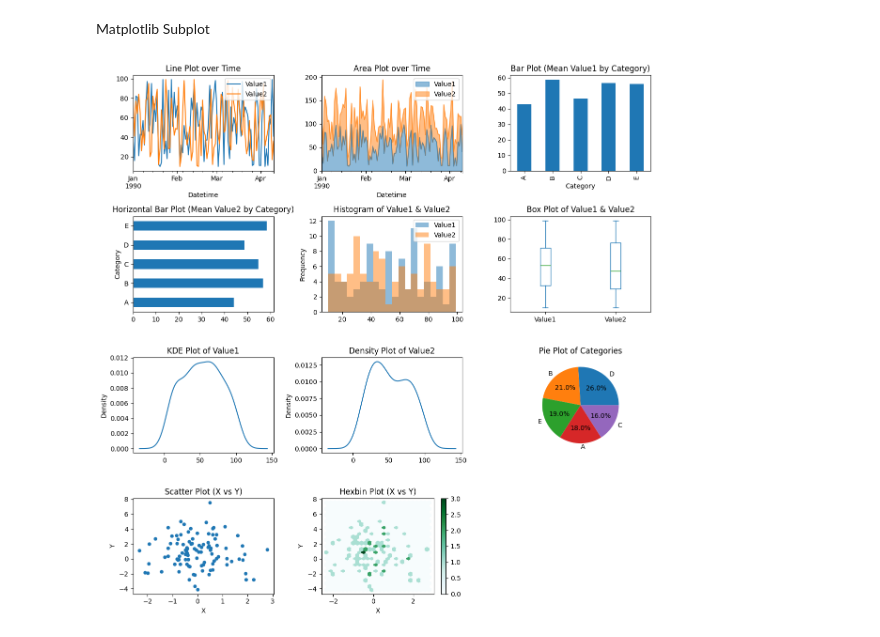
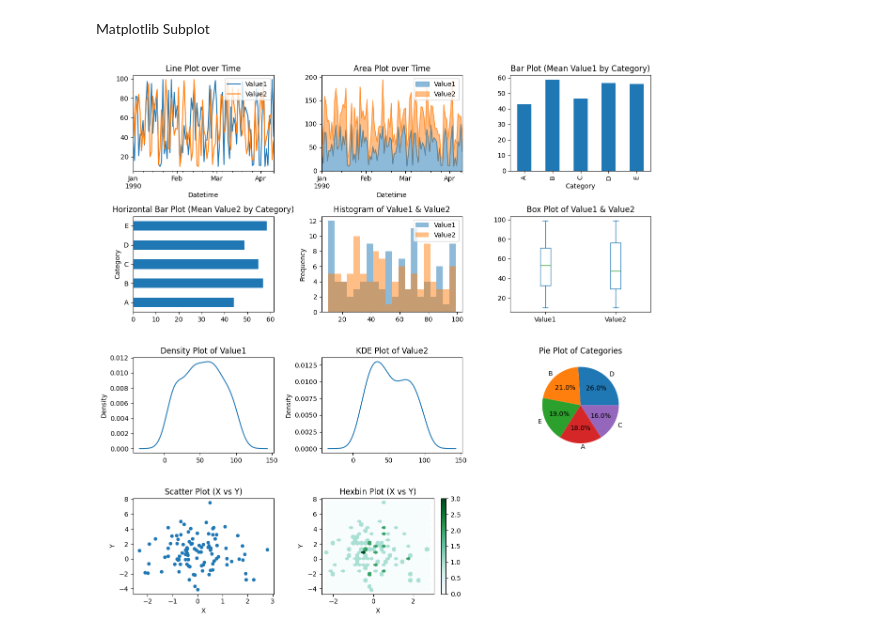
Before and after one commit to Cromana22/Google-Colab-Examples, a Jupyter notebook: Plotting.ipynb, the cells around one changed output. Cells and saved outputs as stored; diff of their text form; code cells hidden in the pictures.

```diff
--- a/Plotting.ipynb
+++ b/Plotting.ipynb
@@ -6,6 +6,7 @@ Create Data and Do Imports
 import pandas as pd
 import numpy as np
 import matplotlib.pyplot as plt
+import plotly as px
 
 # Reproducibility
 np.random.seed(42)
@@ -13,7 +14,7 @@ np.random.seed(42)
 # Example DataFrame (categorical + summary)
 df = pd.DataFrame({
     "Category": np.random.choice(["A", "B", "C", "D", "E"], 100),
-    "Datetime": pd.date_range(start="1990-01-01", periods=len(df), freq="D"),
+    "Datetime": pd.date_range(start="1990-01-01", periods=100, freq="D"),
     "Value1": np.random.randint(10, 100, 100),
     "Value2": np.random.randint(10, 100, 100),
     "X": np.random.randn(100),
@@ -84,27 +85,27 @@ Matplotlib Subplot
 # %%
 # Create 4x3 subplot grid
 fig, axes = plt.subplots(4, 3, figsize=(12, 12))  # figsize sets the size of the charts/graphs
 axes = axes.flatten()  # make 1D for easy indexing
 
 
 df.set_index("Datetime")[["Value1", "Value2"]].plot.line(title="Line Plot over Time", ax=axes[0])  # ax says which plot it is sequentially starting from 0
 df.set_index("Datetime")[["Value1", "Value2"]].plot.area(title="Area Plot over Time", alpha=0.5, ax=axes[1])
 df.groupby("Category")["Value1"].mean().plot.bar(title="Bar Plot (Mean Value1 by Category)", ax=axes[2])
 df.groupby("Category")["Value2"].mean().plot.barh(title="Horizontal Bar Plot (Mean Value2 by Category)", ax=axes[3])
 df[["Value1", "Value2"]].plot.hist(alpha=0.5, bins=20, title="Histogram of Value1 & Value2", ax=axes[4])
 df[["Value1", "Value2"]].plot.box(title="Box Plot of Value1 & Value2", ax=axes[5])
-df["Value1"].plot.kde(title="KDE Plot of Value1", ax=axes[6])
-df["Value2"].plot.density(title="Density Plot of Value2", ax=axes[7])
+df["Value1"].plot.density(title="Density Plot of Value1", ax=axes[6])
+df["Value2"].plot.kde(title="KDE Plot of Value2", ax=axes[7])
 df["Category"].value_counts().plot.pie(title="Pie Plot of Categories", autopct="%1.1f%%", ylabel="", ax=axes[8])
 df.plot.scatter(x="X", y="Y", title="Scatter Plot (X vs Y)", ax=axes[9])
 df.plot.hexbin(x="X", y="Y", gridsize=25, title="Hexbin Plot (X vs Y)", ax=axes[10])
 
 # Remove the empty last subplot (12th slot)
 fig.delaxes(axes[11])
 
 # Adjust layout
 plt.tight_layout()
 print()  #blank line for layout
 plt.show()
 # %% [output]
-[figure, old version]
+[figure, new version]
```
Also changed, not shown: parts of 1 cell of this notebook.
